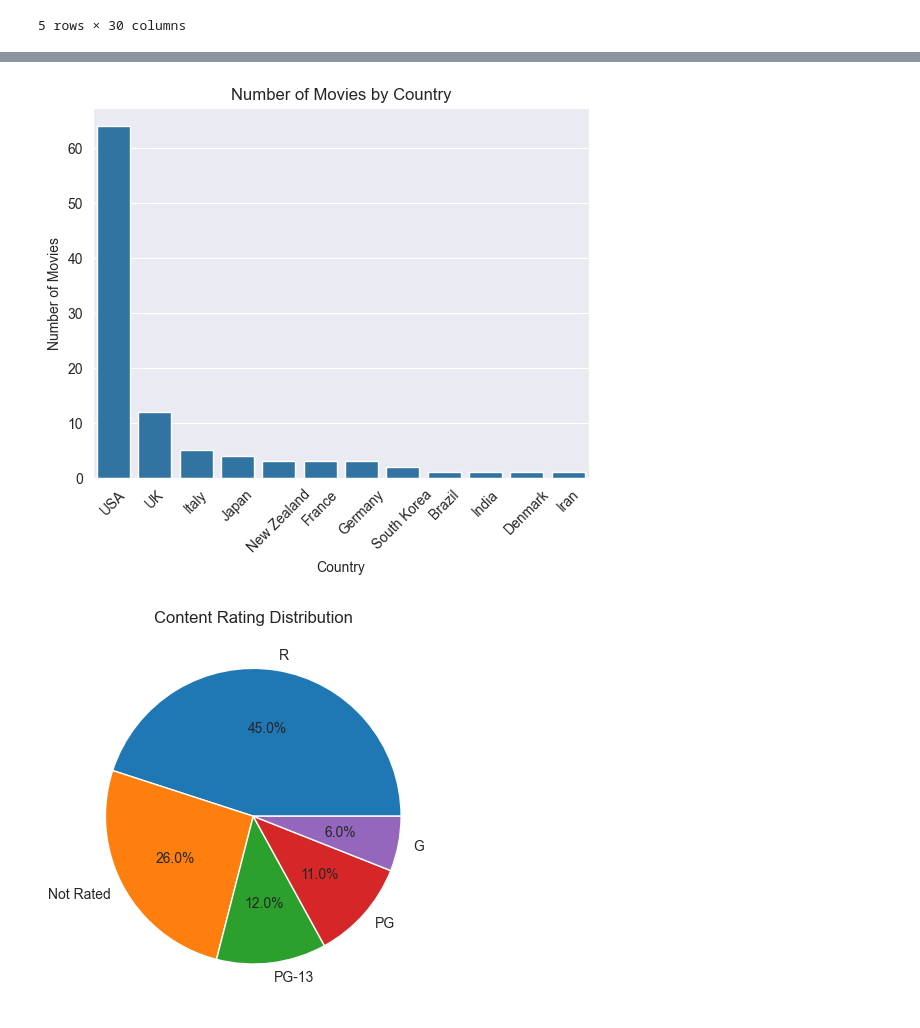
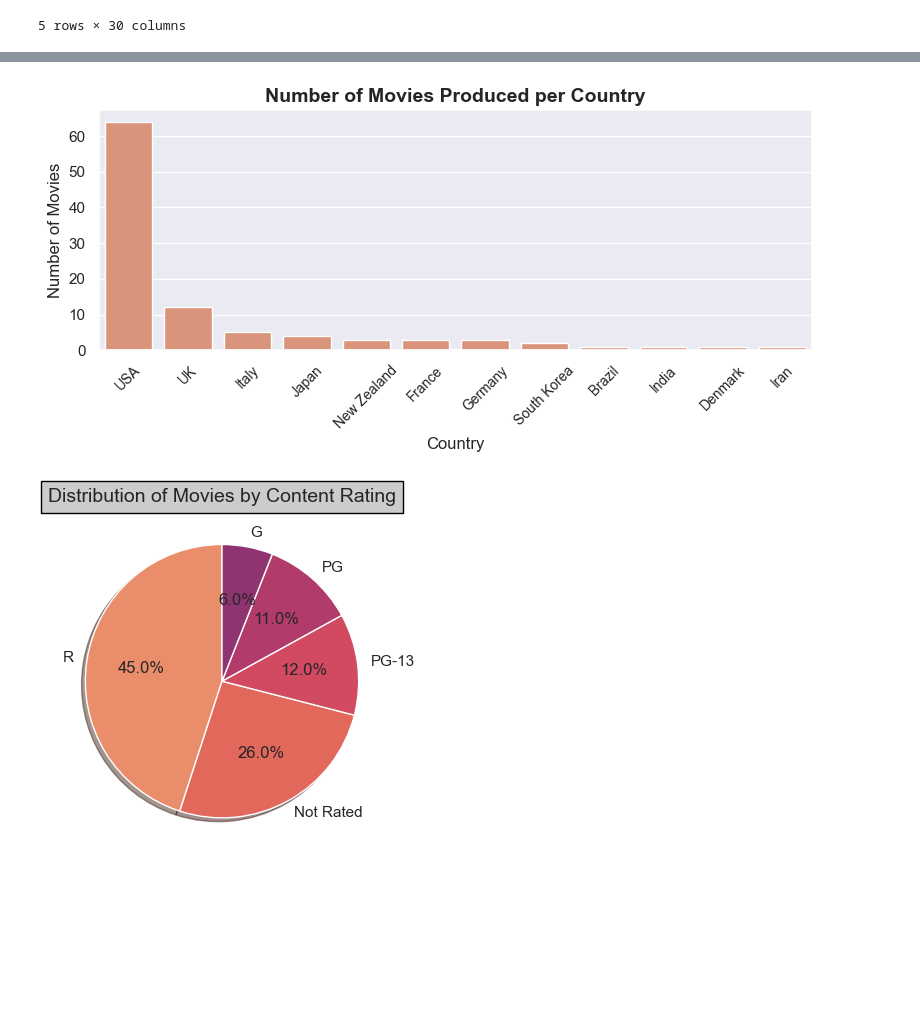
Before and after one commit to magdalena-ivanova-ds/EDA-Projects, a Jupyter notebook: food_sales/movies.ipynb, the cells around one changed output, grey strips where cells are left out. Cells and saved outputs as stored; diff of their text form; code cells hidden in the pictures; blank space fills up the shorter version.

```diff
--- a/food_sales/movies.ipynb
+++ b/food_sales/movies.ipynb
@@ -387,4 +387,9 @@ movies.head()
 | 3 | tt0071562 | The Godfather: Part II | 1975 | 220 | USA | R | Francis Ford Coppola | 408035783 | ... |
 | 4 | tt0110912 | Pulp Fiction | 1994 | 135 | USA | R | Quentin Tarantino | 222831817 | ... |
 5 rows × 30 columns
+# %%
+#Set style, palette and context
+sns.set_style("darkgrid")
+sns.set_palette("flare")
+sns.set_context("notebook")
 # %%
@@ -420,18 +435,30 @@ plt.show()
 # %%
+#Group data
 country_counts = movies['Country'].value_counts()
+
+#Create the plot and customize it
+plt.figure(figsize=(8,4), dpi=100)
 sns.barplot(x=country_counts.index, y=country_counts.values)
-plt.title('Number of Movies by Country')
-plt.xlabel('Country')
-plt.ylabel('Number of Movies')
-plt.xticks(rotation=45)
+plt.title("Number of Movies Produced per Country", fontsize=14, fontweight="bold")
+plt.xlabel("Country", fontsize=12)
+plt.ylabel("Number of Movies", fontsize=12)
+plt.xticks(rotation=45, fontsize=10)
+plt.tight_layout()
+plt.savefig("plots/plot4.png", bbox_inches="tight")
 plt.show()
 # %% [output]
-[figure, old version]
+[figure, new version]
 # %%
+#Group data
 content_rating_counts = movies['Content Rating'].value_counts()
-plt.pie(content_rating_counts, labels=content_rating_counts.index, autopct='%1.1f%%')
-plt.title('Content Rating Distribution')
+
+#Cretae the plot and customize it
+plt.figure(figsize=(8,4), dpi=100)
+plt.pie(content_rating_counts, labels=content_rating_counts.index, autopct='%1.1f%%', shadow=True, startangle=90)
+plt.title("Distribution of Movies by Content Rating", fontsize=14, bbox={'facecolor':'0.8','pad':5, 'edgecolor': 'black', 'linewidth': 1})
+plt.tight_layout()
+plt.savefig("plots/plot5.png", bbox_inches="tight")
 plt.show()
 # %% [output]
-[figure, old version]
+[figure, new version]
 # %%
```
Also changed, not shown: parts of 6 cells of this notebook.
